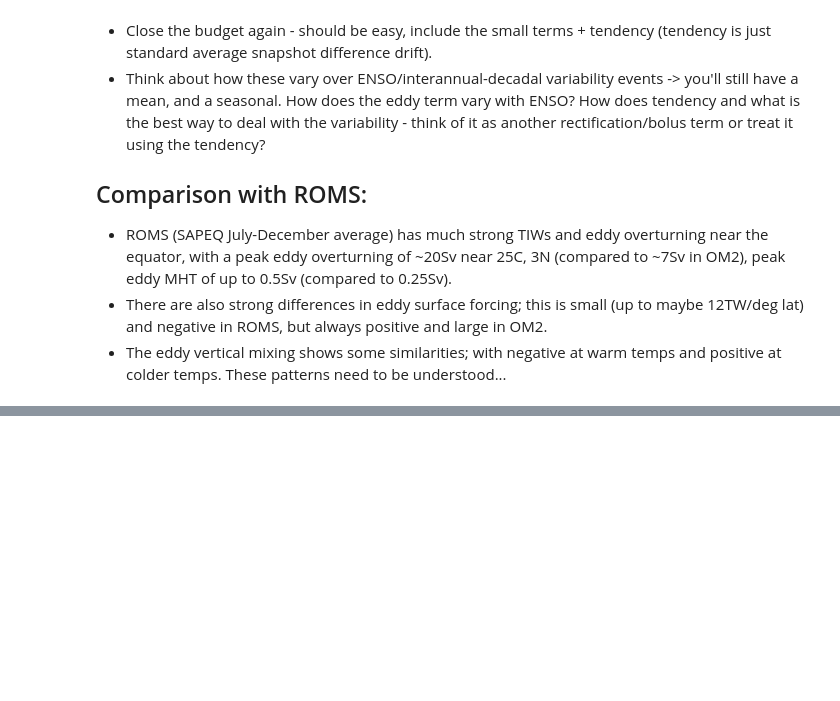
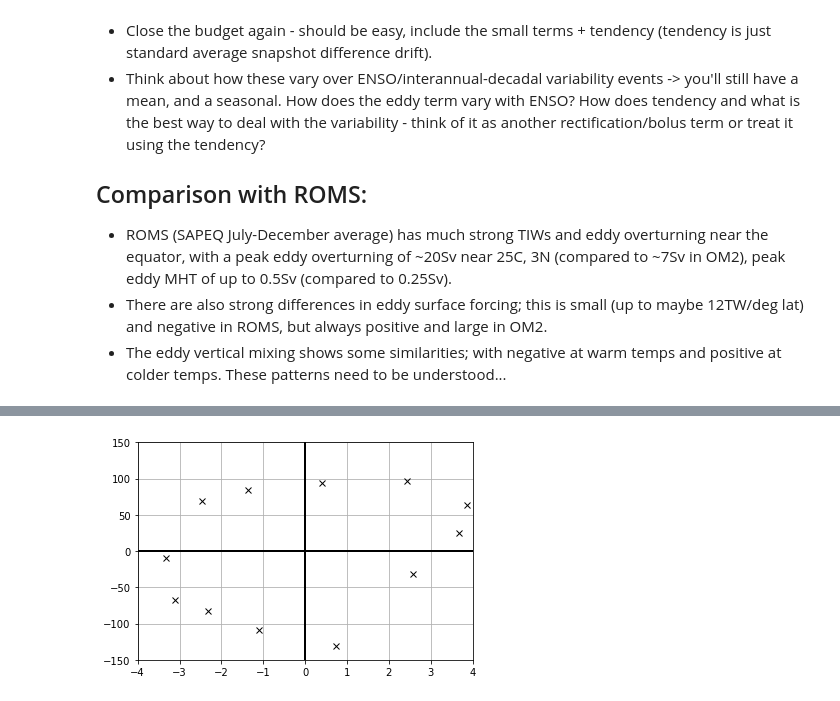
Before and after one commit to rmholmes/cosima-scripts, a Jupyter notebook: Diathermal_Eddy_Mean/ACCESS-OM2_Bolus.ipynb, the cells around one changed output, grey strips where cells are left out. Cells and saved outputs as stored; diff of their text form; code cells hidden in the pictures; blank space fills up the shorter version.

```diff
--- a/Diathermal_Eddy_Mean/ACCESS-OM2_Bolus.ipynb
+++ b/Diathermal_Eddy_Mean/ACCESS-OM2_Bolus.ipynb
@@ -515,0 +534,9 @@ These patterns need to be understood...
+# %%
+plt.plot((SST-SST.mean()),(Q-Q.mean()),'xk')
+plt.plot([-4., 4.],[0., 0.],'-k',linewidth=2)
+plt.plot([0., 0.],[-150.,150.],'-k',linewidth=2)
+plt.xlim([-4.,4.])
+plt.ylim([-150.,150.])
+plt.grid()
+# %% [output]
+[figure, added]
```
Also changed, not shown: parts of 4 cells of this notebook.
